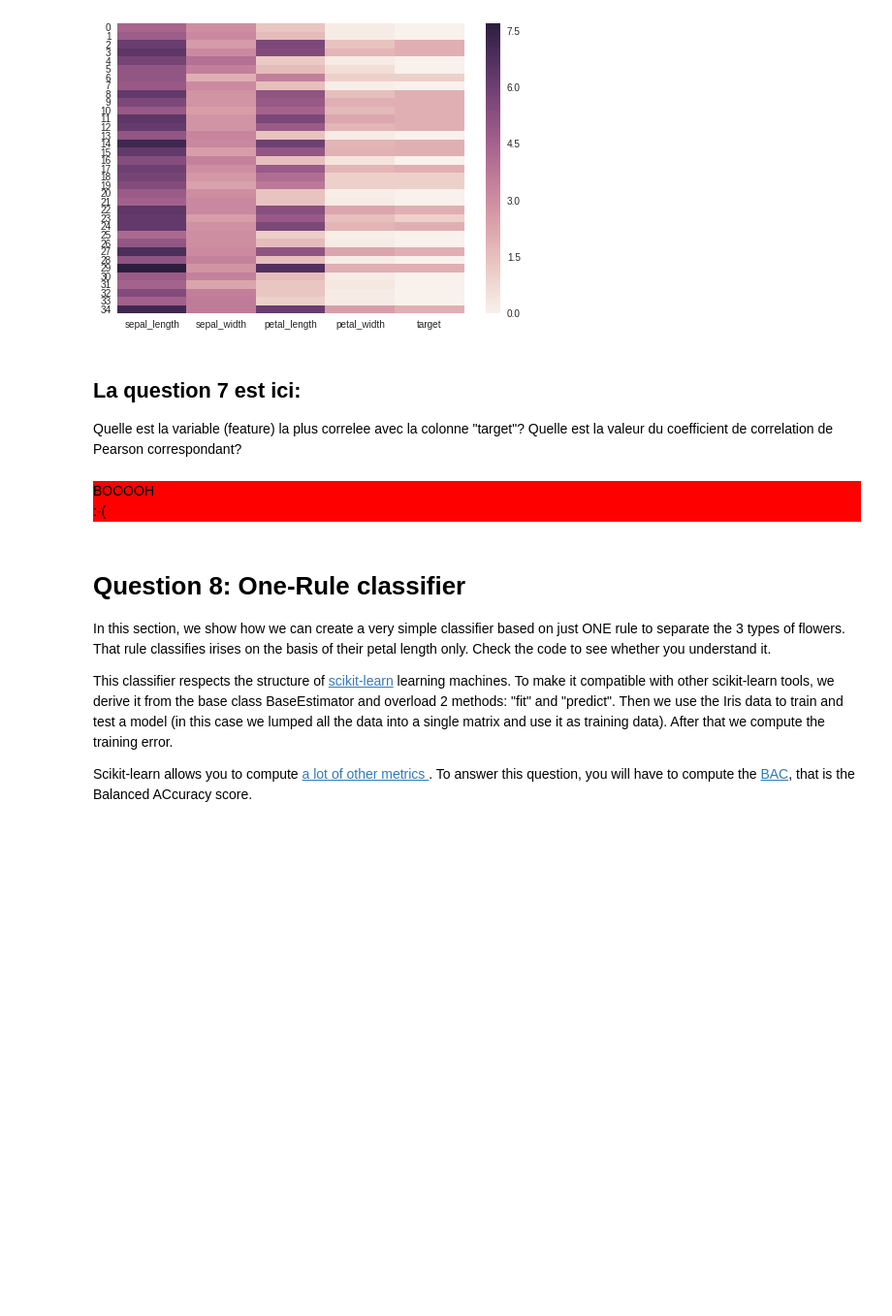
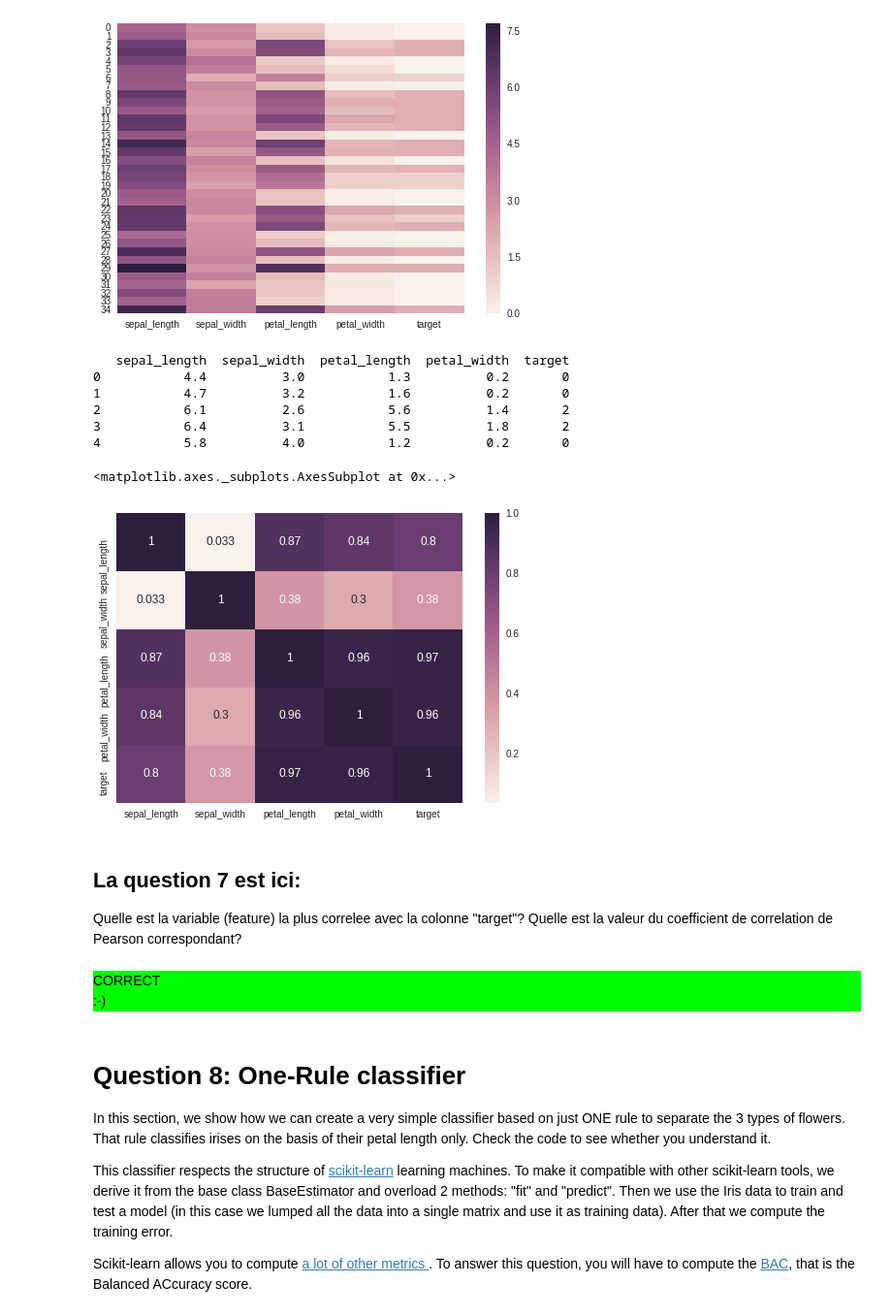
Before and after one commit to lydiaamrane/info232, a Jupyter notebook: TP1/README.ipynb, the cells around one changed output. Shown at 97% size. Saved outputs shown, nothing was run; the diff lists cells and outputs as text; code cells hidden in the pictures; blank space fills up the shorter version.

```diff
--- a/TP1/README.ipynb
+++ b/TP1/README.ipynb
@@ -264,17 +264,31 @@ sns.heatmap(data_num)
 [figure]
 # %%
 # Mettez ici votre code montrant la matrice de correlation de data_num
+
+
+print (data_num.head())
+corr_mat = data_num.corr(method='pearson')
+sns.heatmap(abs(corr_mat), annot=True)
+# %% [output]
+   sepal_length  sepal_width  petal_length  petal_width  target
+0           4.4          3.0           1.3          0.2       0
+1           4.7          3.2           1.6          0.2       0
+2           6.1          2.6           5.6          1.4       2
+3           6.4          3.1           5.5          1.8       2
+4           5.8          4.0           1.2          0.2       0
+<matplotlib.axes._subplots.AxesSubplot at 0x...>
+[figure, added]
 # %% [markdown]
 ## La question 7 est ici:
 Quelle est la variable (feature) la plus correlee avec la colonne "target"? Quelle est la valeur du coefficient de correlation de Pearson correspondant?
 # %%
 question = 7
-numero_variable = 0            # Variables numerotees de 0 a 3, replacez la reponse
-pearson_correlation =   0    # Mettre la valeur correcte
+numero_variable = 2            # Variables numerotees de 0 a 3, replacez la reponse
+pearson_correlation =0.97   # Mettre la valeur correcte
 score += check(numero_variable+pearson_correlation, question)
 # %% [output]
-BOOOOH
-:-(
+CORRECT
+:-)
 # %% [markdown]
 # Question 8: One-Rule classifier
 In this section, we show how we can create a very simple classifier based on just ONE rule to separate the 3 types of flowers. That rule classifies irises on the basis of their petal length only. Check the code to see whether you understand it.
```
Also changed, not shown: parts of 6 cells of this notebook.
